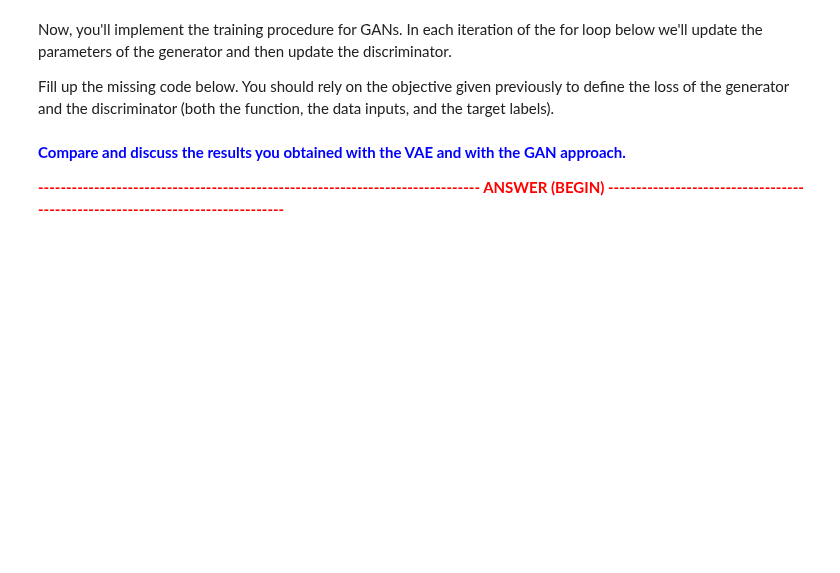
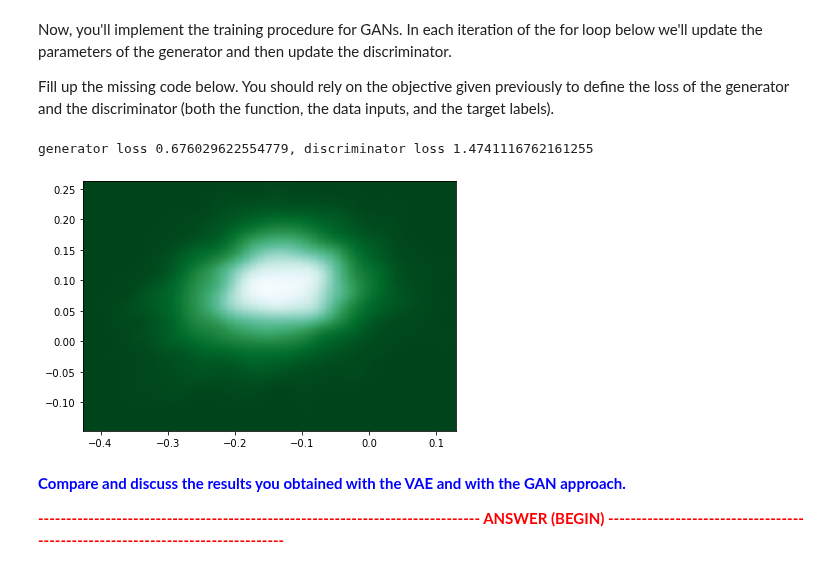
Before and after one commit to RuolinZheng08/ttic-31230-deep-learning, a Jupyter notebook: PS4.ipynb, the cells around one changed output. Cells and saved outputs as stored; diff of their text form; code cells hidden in the pictures; blank space fills up the shorter version.

```diff
--- a/PS4.ipynb
+++ b/PS4.ipynb
@@ -193,7 +193,7 @@ In your derivation $\sigma$ hopefully showed up as a weight between the two term
 # %%
 def loss(x, out, mu, logvar, beta, sigma=1):
     # implementation goes here
-    recons_loss = ((out - x) * (out - x)).mean()
+    recons_loss = ((out - x) * (out - x)).sum()
     kld_loss = -0.5 * torch.sum(1 + logvar - mu.pow(2) - logvar.exp())
 
     loss = recons_loss + beta * kld_loss
@@ -259,11 +246,12 @@ First, complete the implementation of the Generator module below. The forward me
 class Generator(nn.Module):
     def __init__(self, latent_dim):
         super(Generator, self).__init__()
+        self.latent_dim = latent_dim
 
         self.network = nn.Sequential(
-            nn.Linear(latent_dim, 50)
+            nn.Linear(latent_dim, 50),
             nn.ReLU(),
-            nn.Linear(50, 50)
+            nn.Linear(50, 50),
             nn.ReLU(),
             nn.Linear(50, 2)
         )
@@ -273,8 +261,9 @@ class Generator(nn.Module):
         return out
 
     def forward(self, n):
-        z = # implementation goes here
-        samples = # implementation goes here
+        # implementation goes here
+        z = torch.normal(0., 1., size=(n, self.latent_dim)).cuda()
+        samples = self.decode(z)
         return samples
 # %%
 class Discriminator(nn.Module):
@@ -282,9 +271,9 @@ class Discriminator(nn.Module):
         super(Discriminator, self).__init__()
 
         self.network = nn.Sequential(
-            nn.Linear(2, 50)
+            nn.Linear(2, 50),
             nn.ReLU(),
-            nn.Linear(50, 50)
+            nn.Linear(50, 50),
             nn.ReLU(),
             nn.Linear(50, 1)
         )
@@ -320,3 +294,40 @@ for i in range(20000):
+# %%
+NUM_SAMPLES = 128
+for i in range(20000):
+    real = sample(NUM_SAMPLES).cuda()
+    fake = generator(n=NUM_SAMPLES).cuda()
+    labels_real = torch.ones((NUM_SAMPLES, 1), dtype=torch.float).cuda()
+    labels_fake = torch.zeros((NUM_SAMPLES, 1), dtype=torch.float).cuda()
+
+    # Train G
+    generator.zero_grad()
+    # tell discriminator these are real data
+    preds_fake = discriminator(fake).cuda()
+    gloss = criterion(preds_fake, labels_real)
+    gopt.zero_grad()
+    gloss.backward()
+    gopt.step()
+
+    # Train D
+    discriminator.zero_grad()
+    # real
+    preds_real = discriminator(real).cuda()
+    dloss = criterion(preds_real, labels_real)
+    # fake, detach so grad doesn't go into generator
+    preds_fake = discriminator(fake.detach()).cuda()
+    dloss += criterion(preds_fake, labels_fake)
+    dopt.zero_grad()
+    dloss.backward()
+    dopt.step()
+
+    if i % 1000 == 0:
+        print('generator loss {}, discriminator loss {}'\
+              .format(gloss.item(), dloss.item()))
+        data = generator(5000)
+        plot_density(data.cpu().data)
+# %% [output]
+generator loss 0.676029622554779, discriminator loss 1.4741116762161255
+[figure, added]
 # %% [markdown]
 **<span style="color:blue">
     Compare and discuss the results you obtained with the VAE and with the GAN approach.
```
Also changed, not shown: parts of 2 cells of this notebook.
